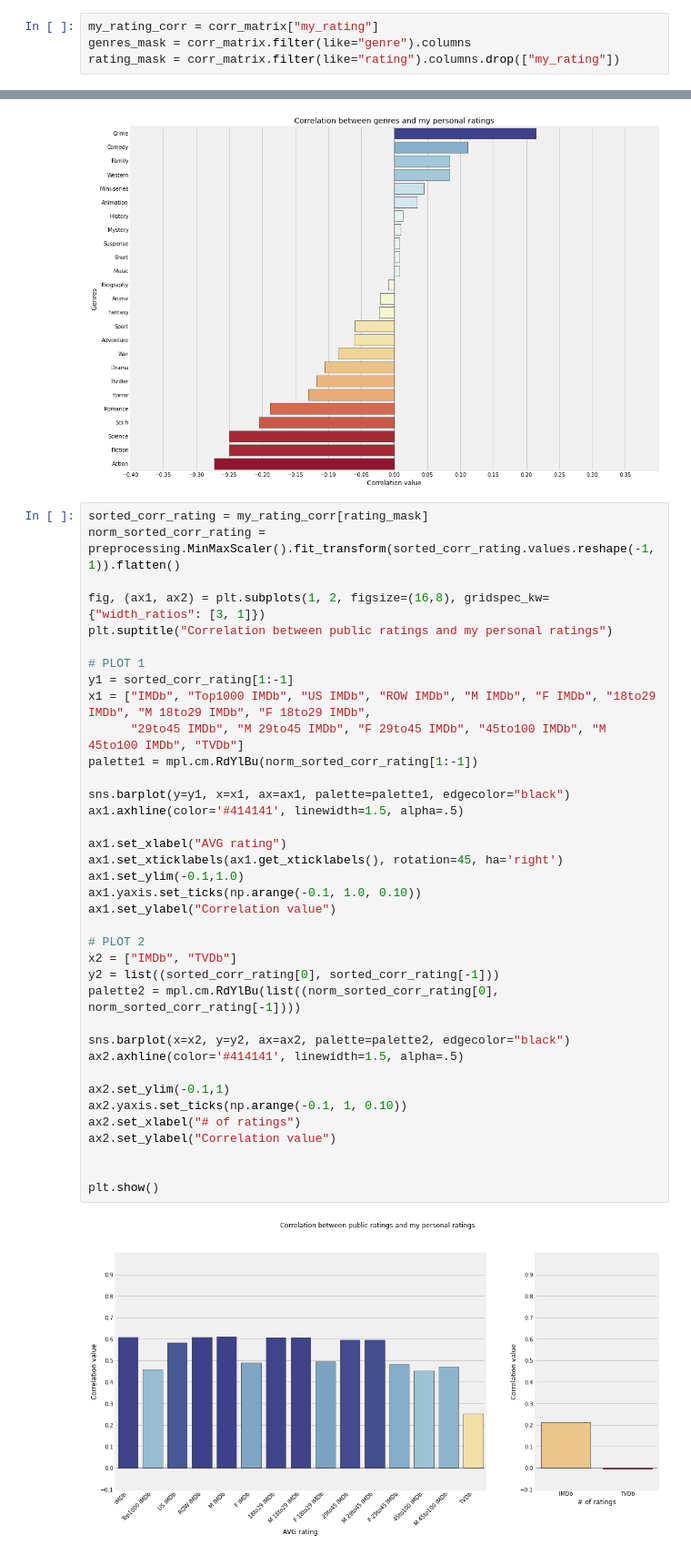
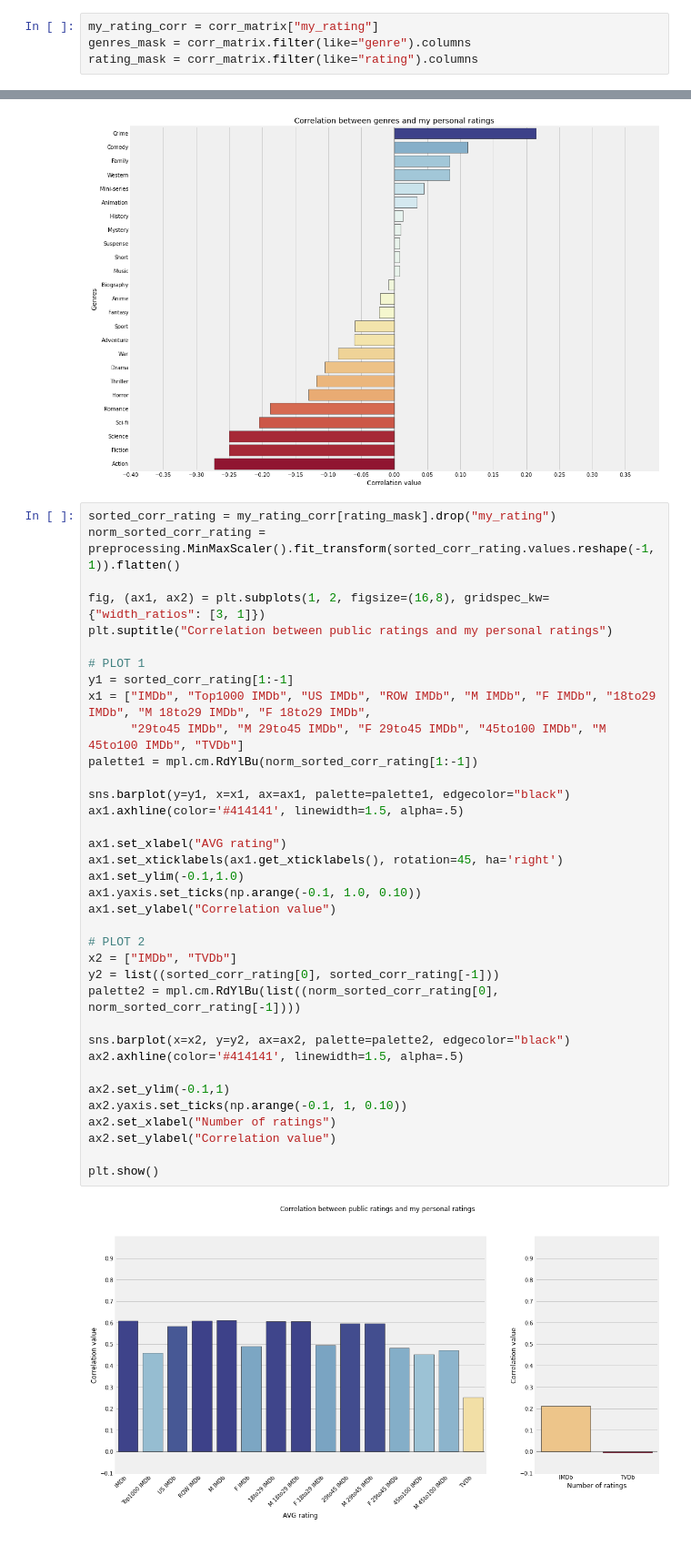
Before and after one commit to arlessweschler/tvtime-dataviz, a Jupyter notebook: analysis.ipynb, the cells around one changed output, grey strips where cells are left out. Shown at 91% size. Saved outputs shown, nothing was run; the diff lists cells and outputs as text.

```diff
--- a/analysis.ipynb
+++ b/analysis.ipynb
@@ -43,7 +43,7 @@ corr_matrix = tv_df.corr()
 # %%
 my_rating_corr = corr_matrix["my_rating"]
 genres_mask = corr_matrix.filter(like="genre").columns
-rating_mask = corr_matrix.filter(like="rating").columns.drop(["my_rating"])
+rating_mask = corr_matrix.filter(like="rating").columns
 # %%
 # Sort values.
 sorted_corr_genres = my_rating_corr[genres_mask].sort_values(ascending=False)
@@ -69,7 +69,7 @@ plt.show()
 # %% [output]
 [figure]
 # %%
-sorted_corr_rating = my_rating_corr[rating_mask]
+sorted_corr_rating = my_rating_corr[rating_mask].drop("my_rating")
 norm_sorted_corr_rating = preprocessing.MinMaxScaler().fit_transform(sorted_corr_rating.values.reshape(-1,1)).flatten()
 
 fig, (ax1, ax2) = plt.subplots(1, 2, figsize=(16,8), gridspec_kw={"width_ratios": [3, 1]})
@@ -77,36 +77,35 @@ plt.suptitle("Correlation between public ratings and my personal ratings")
 
 # PLOT 1
 y1 = sorted_corr_rating[1:-1]
 x1 = ["IMDb", "Top1000 IMDb", "US IMDb", "ROW IMDb", "M IMDb", "F IMDb", "18to29 IMDb", "M 18to29 IMDb", "F 18to29 IMDb",
       "29to45 IMDb", "M 29to45 IMDb", "F 29to45 IMDb", "45to100 IMDb", "M 45to100 IMDb", "TVDb"]
 palette1 = mpl.cm.RdYlBu(norm_sorted_corr_rating[1:-1])
 
 sns.barplot(y=y1, x=x1, ax=ax1, palette=palette1, edgecolor="black")
 ax1.axhline(color='#414141', linewidth=1.5, alpha=.5)
 
 ax1.set_xlabel("AVG rating")
 ax1.set_xticklabels(ax1.get_xticklabels(), rotation=45, ha='right')
 ax1.set_ylim(-0.1,1.0)
 ax1.yaxis.set_ticks(np.arange(-0.1, 1.0, 0.10))
 ax1.set_ylabel("Correlation value")
 
 # PLOT 2
 x2 = ["IMDb", "TVDb"]
 y2 = list((sorted_corr_rating[0], sorted_corr_rating[-1]))
 palette2 = mpl.cm.RdYlBu(list((norm_sorted_corr_rating[0], norm_sorted_corr_rating[-1])))
 
 sns.barplot(x=x2, y=y2, ax=ax2, palette=palette2, edgecolor="black")
 ax2.axhline(color='#414141', linewidth=1.5, alpha=.5)
 
 ax2.set_ylim(-0.1,1)
 ax2.yaxis.set_ticks(np.arange(-0.1, 1, 0.10))
-ax2.set_xlabel("# of ratings")
+ax2.set_xlabel("Number of ratings")
 ax2.set_ylabel("Correlation value")
 
-
 plt.show()
 # %% [output]
-[figure, old version]
+[figure, new version]
 # %%
 fig, (ax1, ax2, ax3) = plt.subplots(1, 3, figsize=(16, 6), gridspec_kw={"width_ratios": [1, 1, 1]})
 fig.tight_layout(pad=5.0)
```
Also changed, not shown: parts of 6 cells of this notebook.
